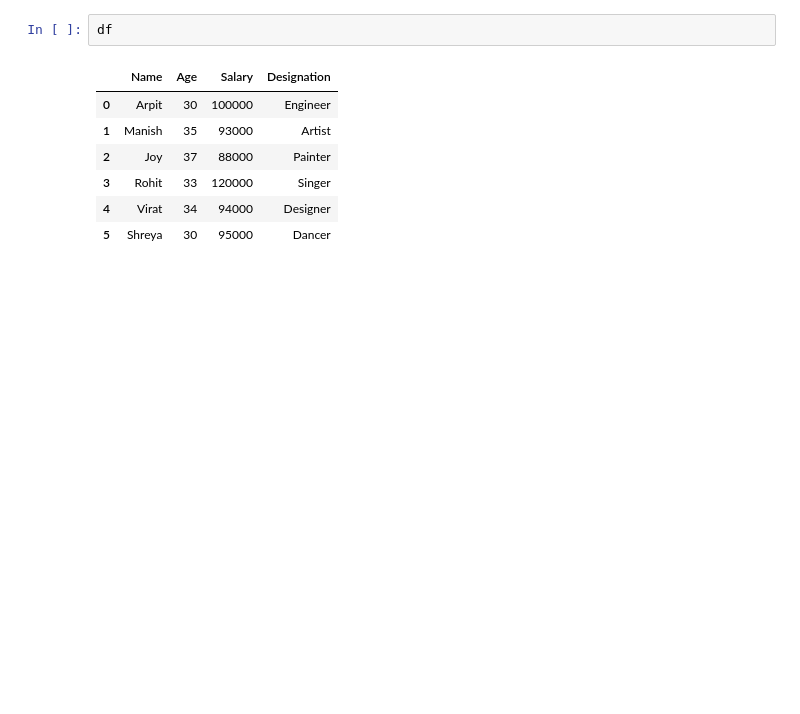
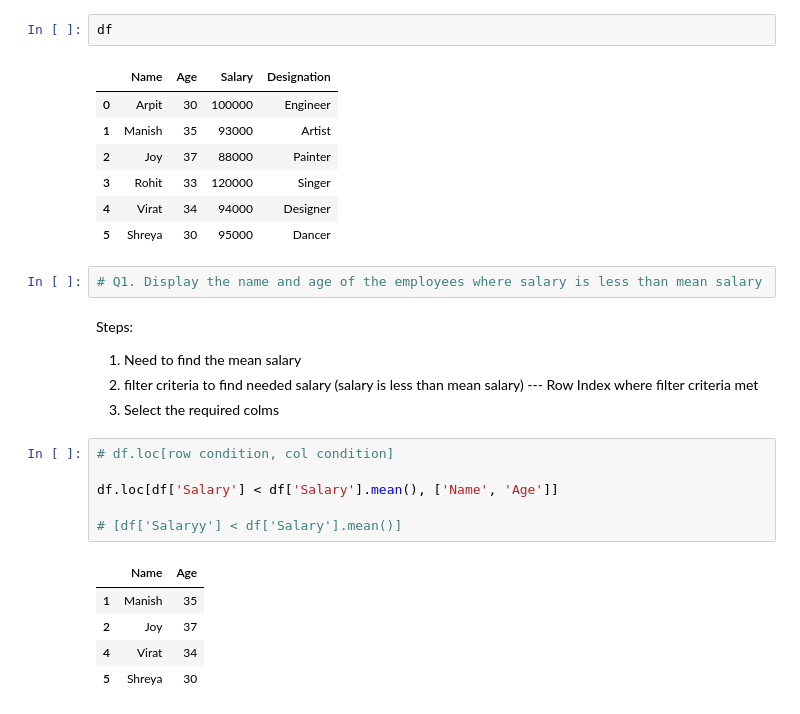
Before and after one commit to ApurbaKumarMajumder/Machine-Learning, a Jupyter notebook: pandas.ipynb, the cells around one changed output. Drawn from its saved outputs; the diff is of its cells as text; blank space fills up the shorter version.

```diff
--- a/pandas.ipynb
+++ b/pandas.ipynb
@@ -869,3 +869,24 @@ df
 | 3 | Rohit | 33 | 120000 | Singer |
 | 4 | Virat | 34 | 94000 | Designer |
 | 5 | Shreya | 30 | 95000 | Dancer |
+# %%
+# Q1. Display the name and age of the employees where salary is less than mean salary
+# %% [markdown]
+Steps:
+
+1. Need to find the mean salary
+2. filter criteria to find needed salary  (salary is less than mean salary)
+        --- Row Index where filter criteria met
+3. Select the required colms
+# %%
+# df.loc[row condition, col condition]
+
+df.loc[df['Salary'] < df['Salary'].mean(), ['Name', 'Age']]
+
+# [df['Salaryy'] < df['Salary'].mean()]
+# %% [output]
+|  | Name | Age |
+| 1 | Manish | 35 |
+| 2 | Joy | 37 |
+| 4 | Virat | 34 |
+| 5 | Shreya | 30 |
```
